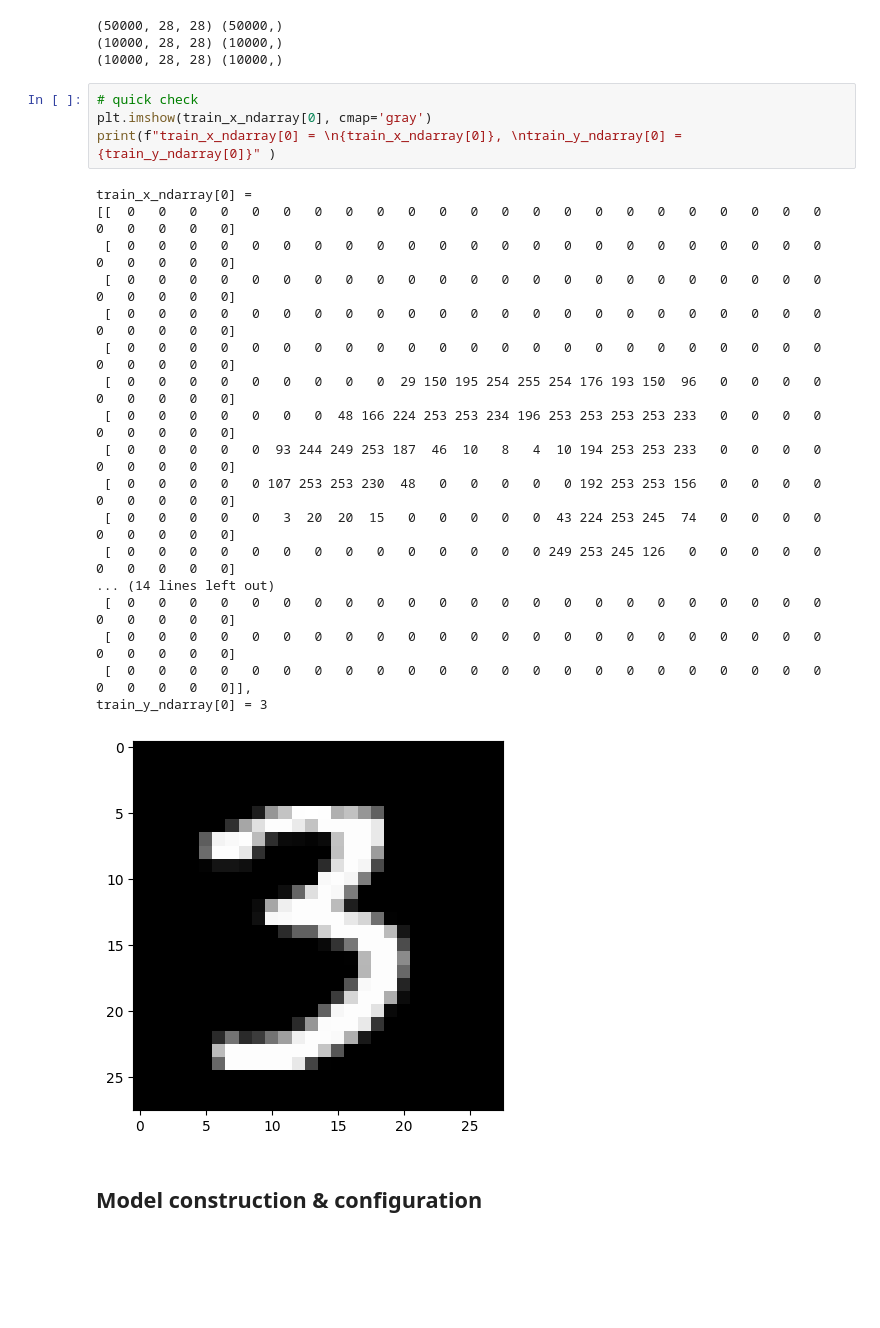
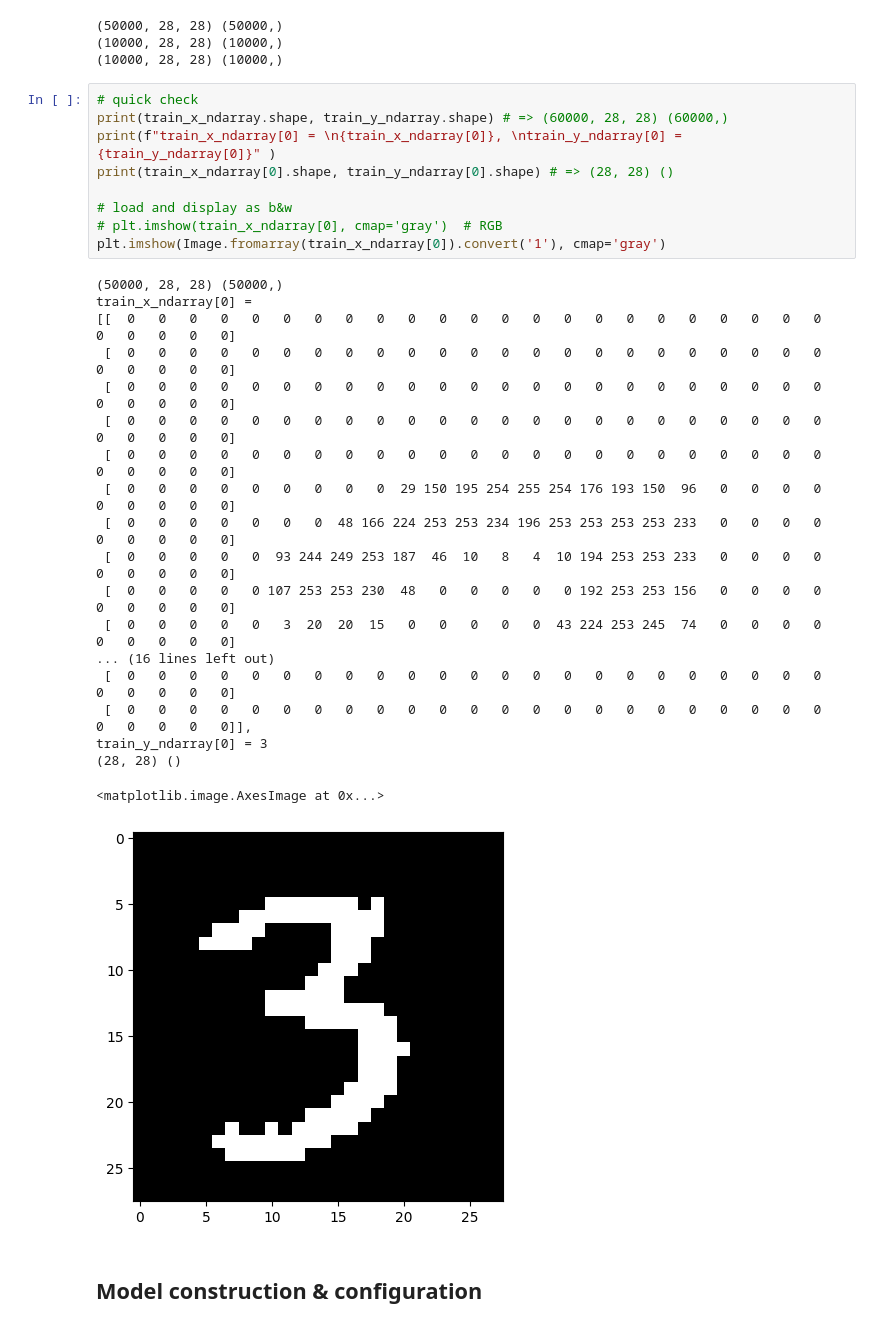
Before and after one commit to regisklaconsulting/become-ai-dev-part-1, a Jupyter notebook: Module-03/notebooks/mnist-MLP-classifier-LEVEL-HERO-DEMO-CPU.ipynb, the cells around one changed output. Saved outputs shown, nothing was run; the diff lists cells and outputs as text; blank space fills up the shorter version.

```diff
--- a/Module-03/notebooks/mnist-MLP-classifier-LEVEL-HERO-DEMO-CPU.ipynb
+++ b/Module-03/notebooks/mnist-MLP-classifier-LEVEL-HERO-DEMO-CPU.ipynb
@@ -130,27 +146,33 @@ print(test_x_ndarray.shape, test_y_ndarray.shape)
 (10000, 28, 28) (10000,)
 # %%
 # quick check
-plt.imshow(train_x_ndarray[0], cmap='gray')
+print(train_x_ndarray.shape, train_y_ndarray.shape) # => (60000, 28, 28) (60000,)
 print(f"train_x_ndarray[0] = \n{train_x_ndarray[0]}, \ntrain_y_ndarray[0] = {train_y_ndarray[0]}" )
+print(train_x_ndarray[0].shape, train_y_ndarray[0].shape) # => (28, 28) ()
+
+# load and display as b&w
+# plt.imshow(train_x_ndarray[0], cmap='gray')  # RGB
+plt.imshow(Image.fromarray(train_x_ndarray[0]).convert('1'), cmap='gray')
 # %% [output]
+(50000, 28, 28) (50000,)
 train_x_ndarray[0] =
 [[  0   0   0   0   0   0   0   0   0   0   0   0   0   0   0   0   0   0   0   0   0   0   0   0   0   0   0   0]
  [  0   0   0   0   0   0   0   0   0   0   0   0   0   0   0   0   0   0   0   0   0   0   0   0   0   0   0   0]
  [  0   0   0   0   0   0   0   0   0   0   0   0   0   0   0   0   0   0   0   0   0   0   0   0   0   0   0   0]
  [  0   0   0   0   0   0   0   0   0   0   0   0   0   0   0   0   0   0   0   0   0   0   0   0   0   0   0   0]
  [  0   0   0   0   0   0   0   0   0   0   0   0   0   0   0   0   0   0   0   0   0   0   0   0   0   0   0   0]
  [  0   0   0   0   0   0   0   0   0  29 150 195 254 255 254 176 193 150  96   0   0   0   0   0   0   0   0   0]
  [  0   0   0   0   0   0   0  48 166 224 253 253 234 196 253 253 253 253 233   0   0   0   0   0   0   0   0   0]
  [  0   0   0   0   0  93 244 249 253 187  46  10   8   4  10 194 253 253 233   0   0   0   0   0   0   0   0   0]
  [  0   0   0   0   0 107 253 253 230  48   0   0   0   0   0 192 253 253 156   0   0   0   0   0   0   0   0   0]
  [  0   0   0   0   0   3  20  20  15   0   0   0   0   0  43 224 253 245  74   0   0   0   0   0   0   0   0   0]
- [  0   0   0   0   0   0   0   0   0   0   0   0   0   0 249 253 245 126   0   0   0   0   0   0   0   0   0   0]
-... (14 lines left out)
- [  0   0   0   0   0   0   0   0   0   0   0   0   0   0   0   0   0   0   0   0   0   0   0   0   0   0   0   0]
+... (16 lines left out)
  [  0   0   0   0   0   0   0   0   0   0   0   0   0   0   0   0   0   0   0   0   0   0   0   0   0   0   0   0]
  [  0   0   0   0   0   0   0   0   0   0   0   0   0   0   0   0   0   0   0   0   0   0   0   0   0   0   0   0]],
 train_y_ndarray[0] = 3
+(28, 28) ()
+<matplotlib.image.AxesImage at 0x...>
-[figure, old version]
+[figure, new version]
 # %% [markdown]
 ## Model construction & configuration
 # %%
```
Also changed, not shown: parts of 25 cells of this notebook, 3 other files.
